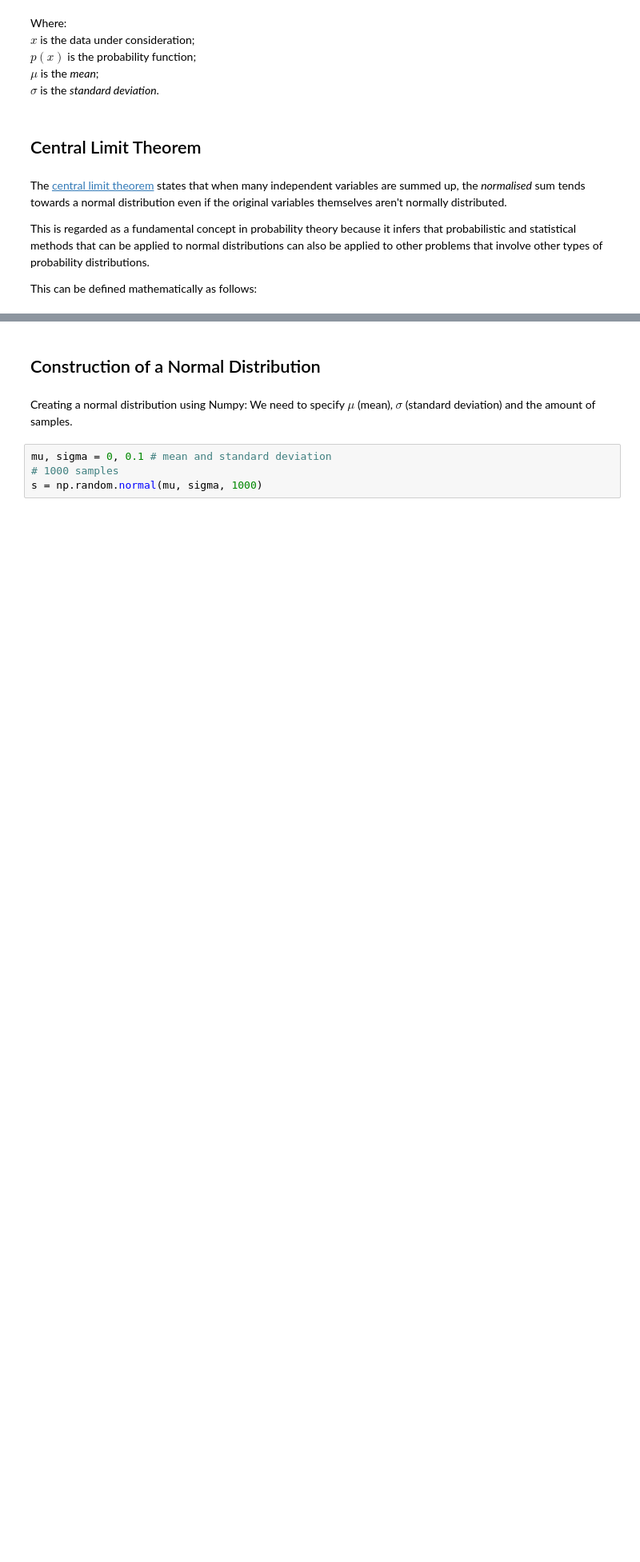
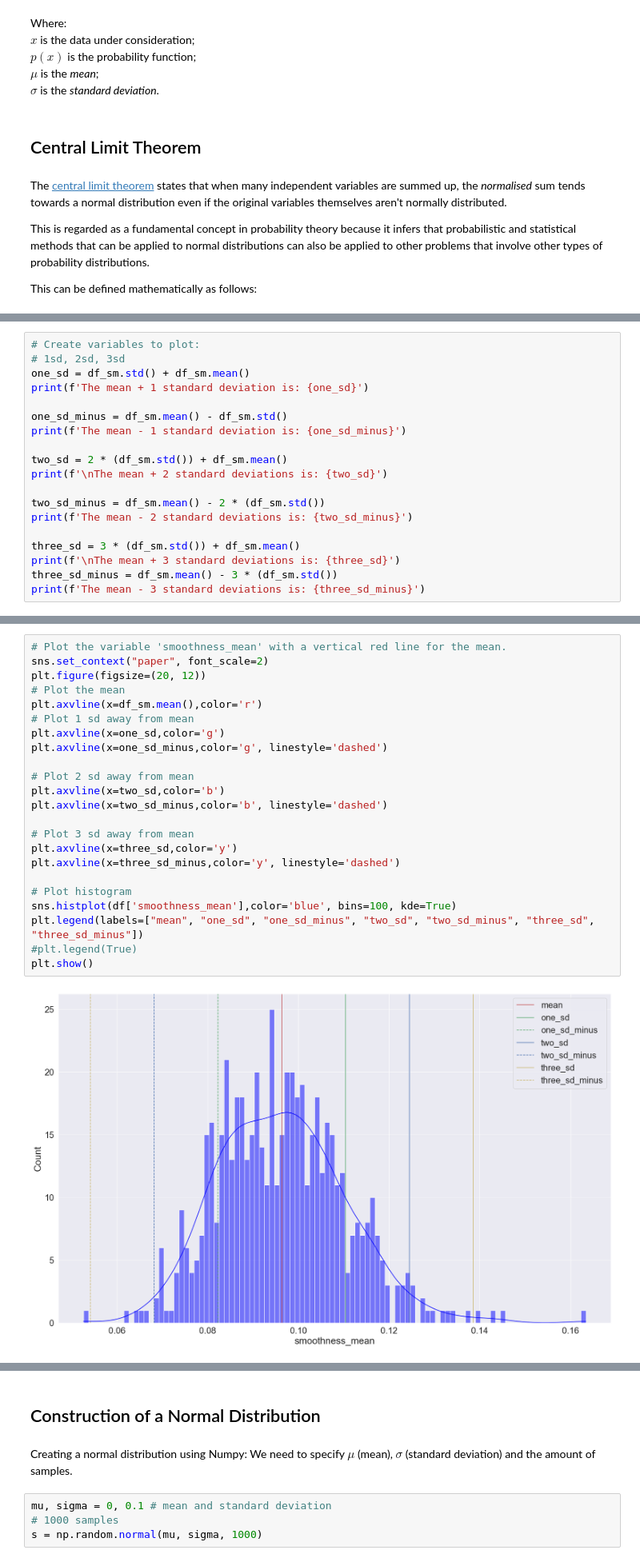
Before and after one commit to fabiofabrizi/fun-data-analysis, a Jupyter notebook: project/Normal-Distribution-Project.ipynb, the cells around one changed output, grey strips where cells are left out. Shown: that part at 80% size. Drawn from its saved outputs; the diff is of its cells as text; blank space fills up the shorter version.

Commit message:
finished adding lines for the standard deviations

```diff
--- a/project/Normal-Distribution-Project.ipynb
+++ b/project/Normal-Distribution-Project.ipynb
@@ -273,0 +300,19 @@ To recap:<br>
+# %%
+# Create variables to plot:
+# 1sd, 2sd, 3sd
+one_sd = df_sm.std() + df_sm.mean()
+print(f'The mean + 1 standard deviation is: {one_sd}')
+
+one_sd_minus = df_sm.mean() - df_sm.std()
+print(f'The mean - 1 standard deviation is: {one_sd_minus}')
+
+two_sd = 2 * (df_sm.std()) + df_sm.mean()
+print(f'\nThe mean + 2 standard deviations is: {two_sd}')
+
+two_sd_minus = df_sm.mean() - 2 * (df_sm.std())
+print(f'The mean - 2 standard deviations is: {two_sd_minus}')
+
+three_sd = 3 * (df_sm.std()) + df_sm.mean()
+print(f'\nThe mean + 3 standard deviations is: {three_sd}')
+three_sd_minus = df_sm.mean() - 3 * (df_sm.std())
+print(f'The mean - 3 standard deviations is: {three_sd_minus}')
@@ -273,0 +328,25 @@ To recap:<br>
+# %%
+# Plot the variable 'smoothness_mean' with a vertical red line for the mean.
+sns.set_context("paper", font_scale=2)
+plt.figure(figsize=(20, 12))
+# Plot the mean
+plt.axvline(x=df_sm.mean(),color='r')
+# Plot 1 sd away from mean
+plt.axvline(x=one_sd,color='g')
+plt.axvline(x=one_sd_minus,color='g', linestyle='dashed')
+
+# Plot 2 sd away from mean
+plt.axvline(x=two_sd,color='b')
+plt.axvline(x=two_sd_minus,color='b', linestyle='dashed')
+
+# Plot 3 sd away from mean
+plt.axvline(x=three_sd,color='y')
+plt.axvline(x=three_sd_minus,color='y', linestyle='dashed')
+
+# Plot histogram
+sns.histplot(df['smoothness_mean'],color='blue', bins=100, kde=True)
+plt.legend(labels=["mean", "one_sd", "one_sd_minus", "two_sd", "two_sd_minus", "three_sd", "three_sd_minus"])
+#plt.legend(True)
+plt.show()
+# %% [output]
+[figure, added]
```
Also changed, not shown: parts of 47 cells of this notebook.
